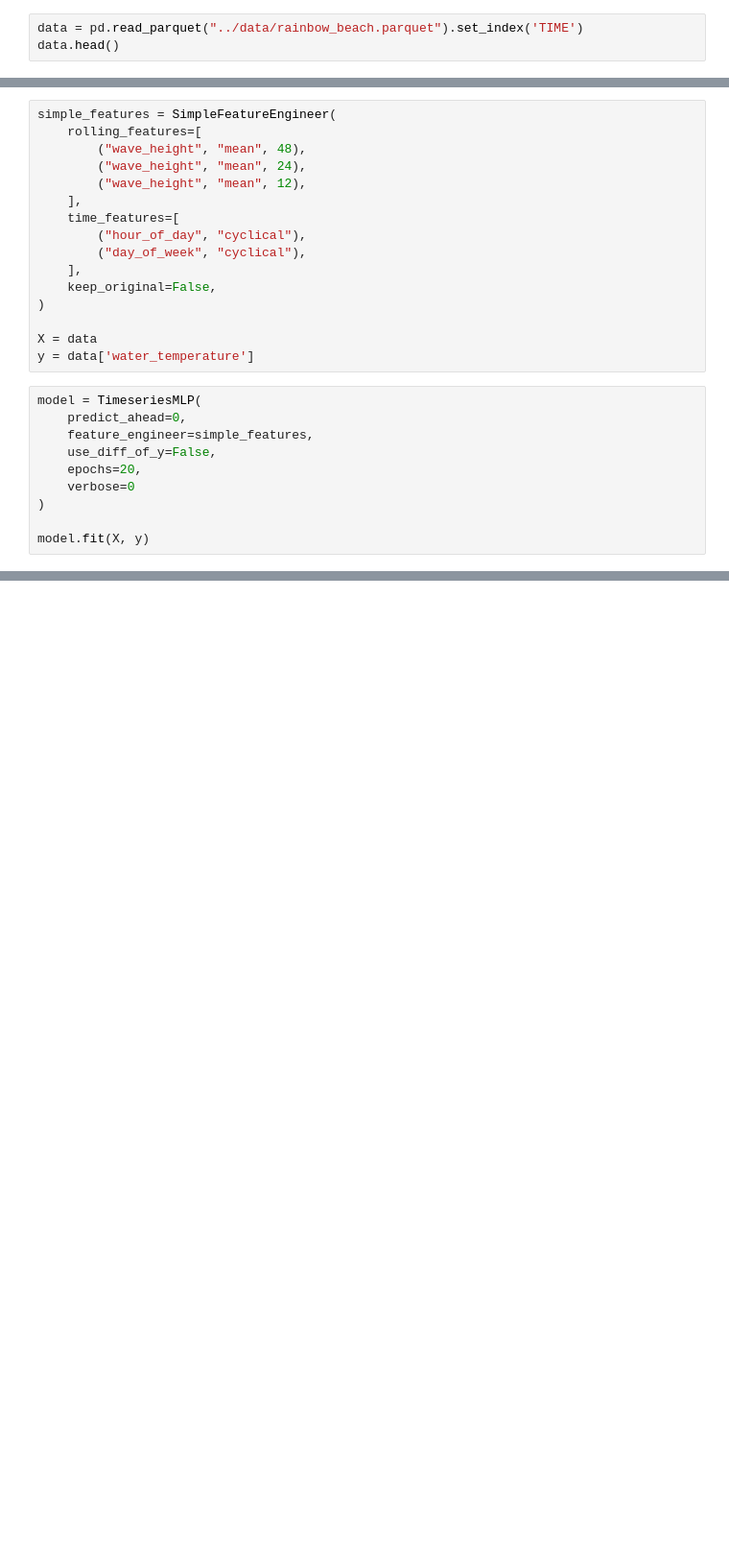
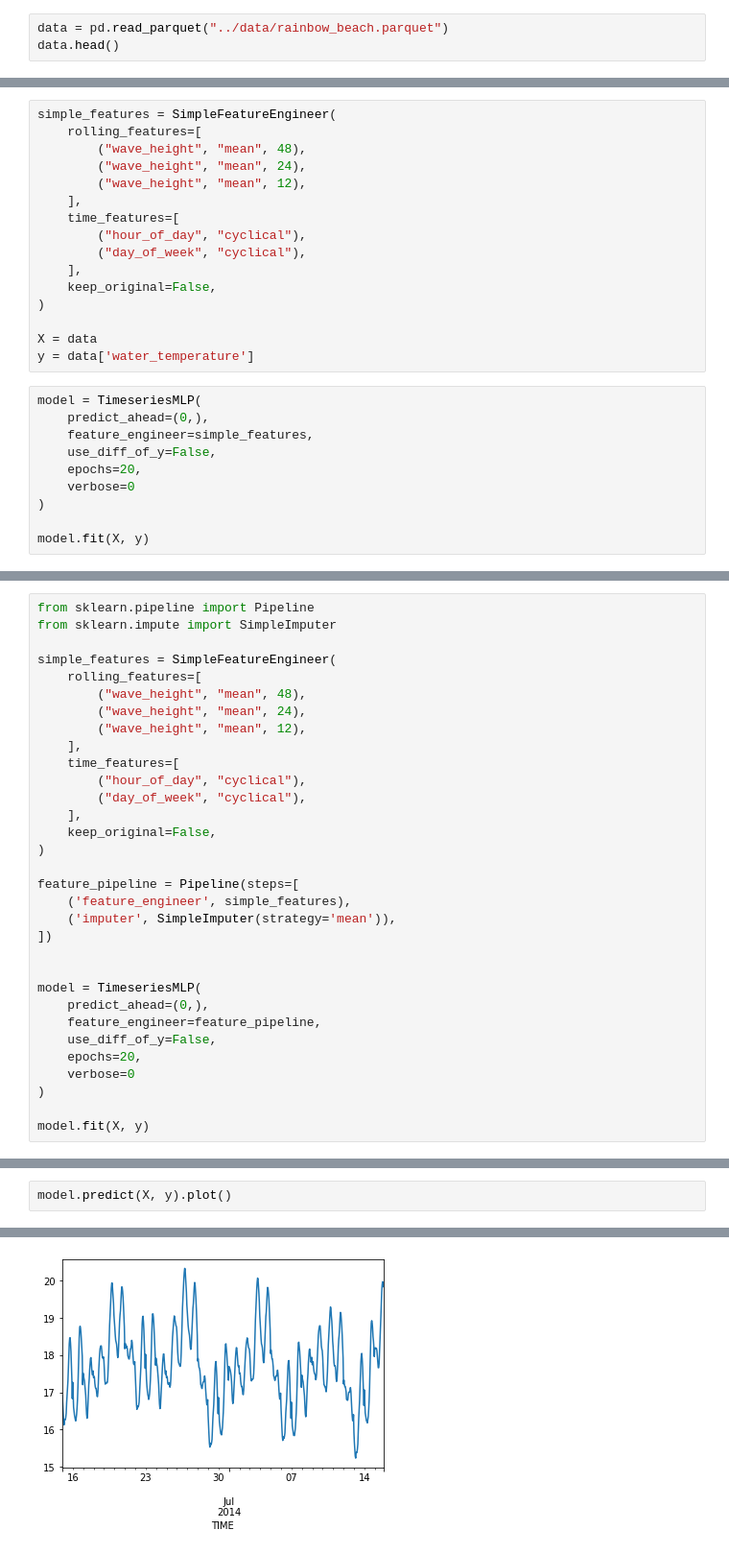
Before and after one commit to RoyalHaskoningDHV/sam, a Jupyter notebook: examples/mlp.ipynb, the cells around one changed output, grey strips where cells are left out. Shown at 96% size. Drawn from its saved outputs; the diff is of its cells as text; blank space fills up the shorter version.

Commit message:
no lists as default params and pipeline support for feature engineering

```diff
--- a/examples/mlp.ipynb
+++ b/examples/mlp.ipynb
@@ -8,3 +11,3 @@ import pandas as pd
 # %%
-data = pd.read_parquet("../data/rainbow_beach.parquet").set_index('TIME')
+data = pd.read_parquet("../data/rainbow_beach.parquet")
 data.head()
@@ -28,7 +37,7 @@ X = data
 y = data['water_temperature']
 # %%
 model = TimeseriesMLP(
-    predict_ahead=0,
+    predict_ahead=(0,),
     feature_engineer=simple_features,
     use_diff_of_y=False,
     epochs=20,
@@ -41,0 +65,32 @@ y.plot()
+# %%
+from sklearn.pipeline import Pipeline
+from sklearn.impute import SimpleImputer
+
+simple_features = SimpleFeatureEngineer(
+    rolling_features=[
+        ("wave_height", "mean", 48),
+        ("wave_height", "mean", 24),
+        ("wave_height", "mean", 12),
+    ],
+    time_features=[
+        ("hour_of_day", "cyclical"),
+        ("day_of_week", "cyclical"),
+    ],
+    keep_original=False,
+)
+
+feature_pipeline = Pipeline(steps=[
+    ('feature_engineer', simple_features),
+    ('imputer', SimpleImputer(strategy='mean')),
+])
+
+
+model = TimeseriesMLP(
+    predict_ahead=(0,),
+    feature_engineer=feature_pipeline,
+    use_diff_of_y=False,
+    epochs=20,
+    verbose=0
+)
+
+model.fit(X, y)
@@ -41,0 +99,3 @@ y.plot()
+# %%
+model.predict(X, y).plot()
+# %% [output]
@@ -41,0 +103 @@ y.plot()
+[figure, added]
```
Also changed, not shown: parts of 8 cells of this notebook, 7 other files.
